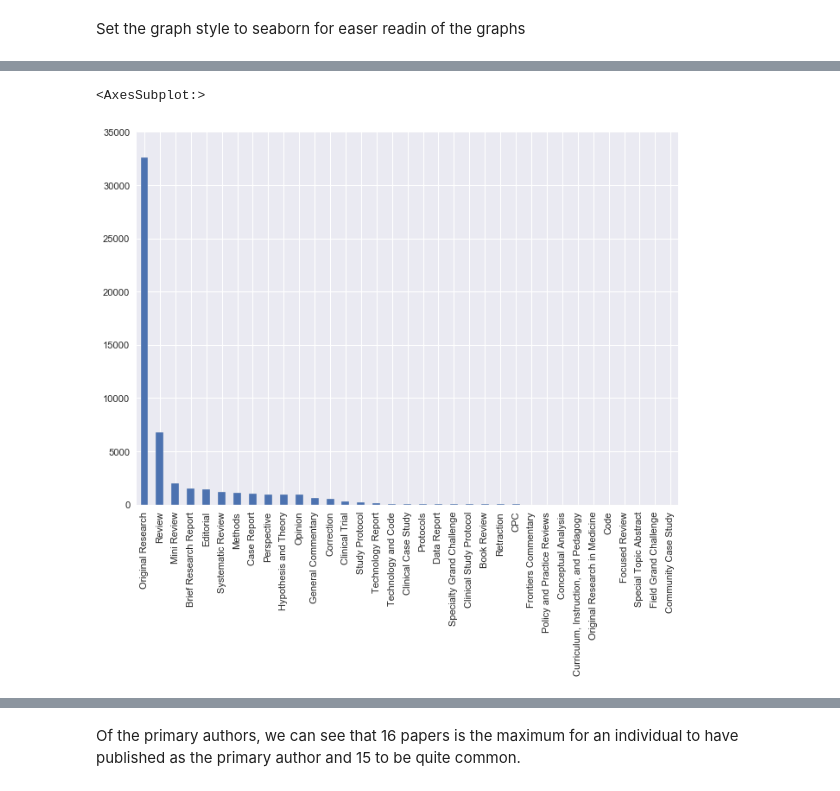
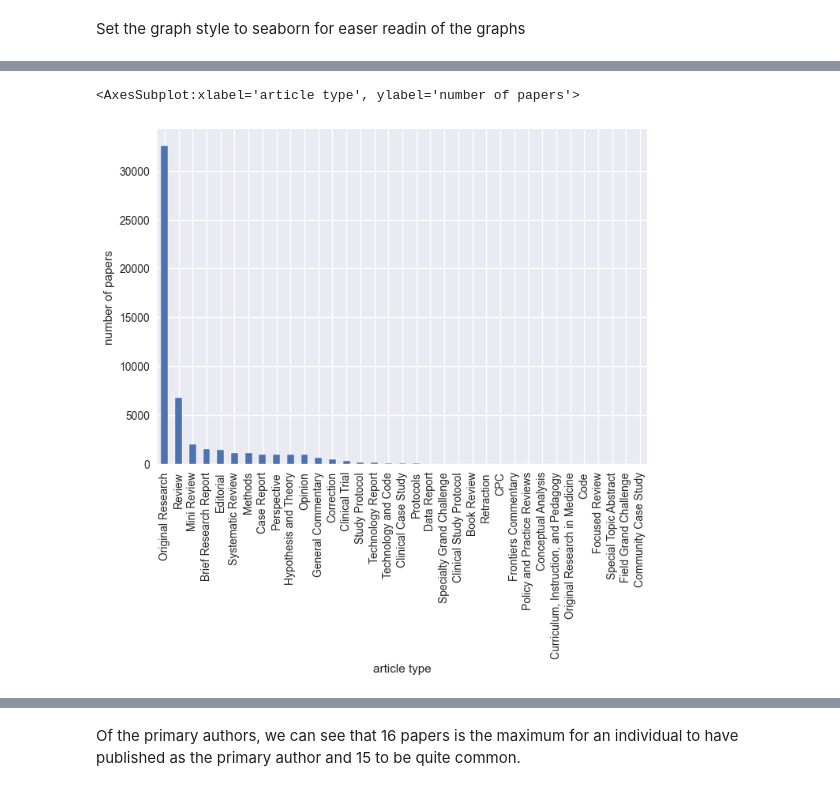
Before and after one commit to joshdev1/Frontiers, a Jupyter notebook: main_analysis/main_analysis.ipynb, the cells around one changed output, grey strips where cells are left out. Drawn from its saved outputs; the diff is of its cells as text; code cells hidden in the pictures.

```diff
--- a/main_analysis/main_analysis.ipynb
+++ b/main_analysis/main_analysis.ipynb
@@ -230,2 +242,4 @@ Checking the data for null values shows we have a fairly comprehensive data set.
 # %%
 df_imported = pd.read_excel("raw_journal_data.xlsx")
+# %%
+df_imported.rename(columns={'Unnamed: 0':'article title'}, inplace=True)
@@ -300,5 +343,5 @@ Here we can see immediatley that the first hypothesis is indeed correct and that
 # %%
-df_describe['article type'].value_counts().plot(kind='bar')
+df_describe['article type'].value_counts().plot(kind='bar', xlabel='article type', ylabel='number of papers')
 # %% [output]
-<AxesSubplot:>
+<AxesSubplot:xlabel='article type', ylabel='number of papers'>
-[figure, old version]
+[figure, new version]
```
Also changed, not shown: parts of 91 cells of this notebook.
